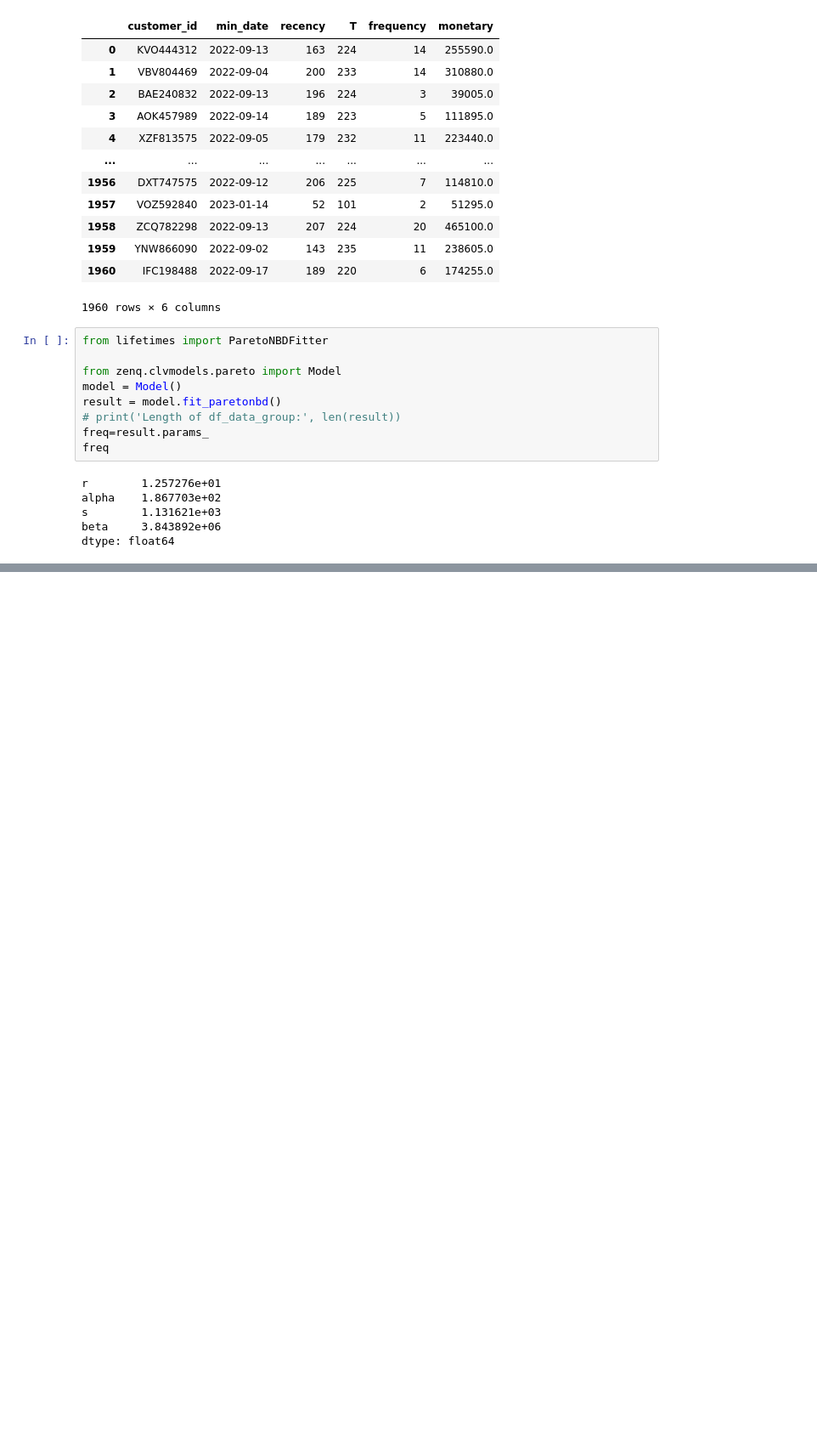
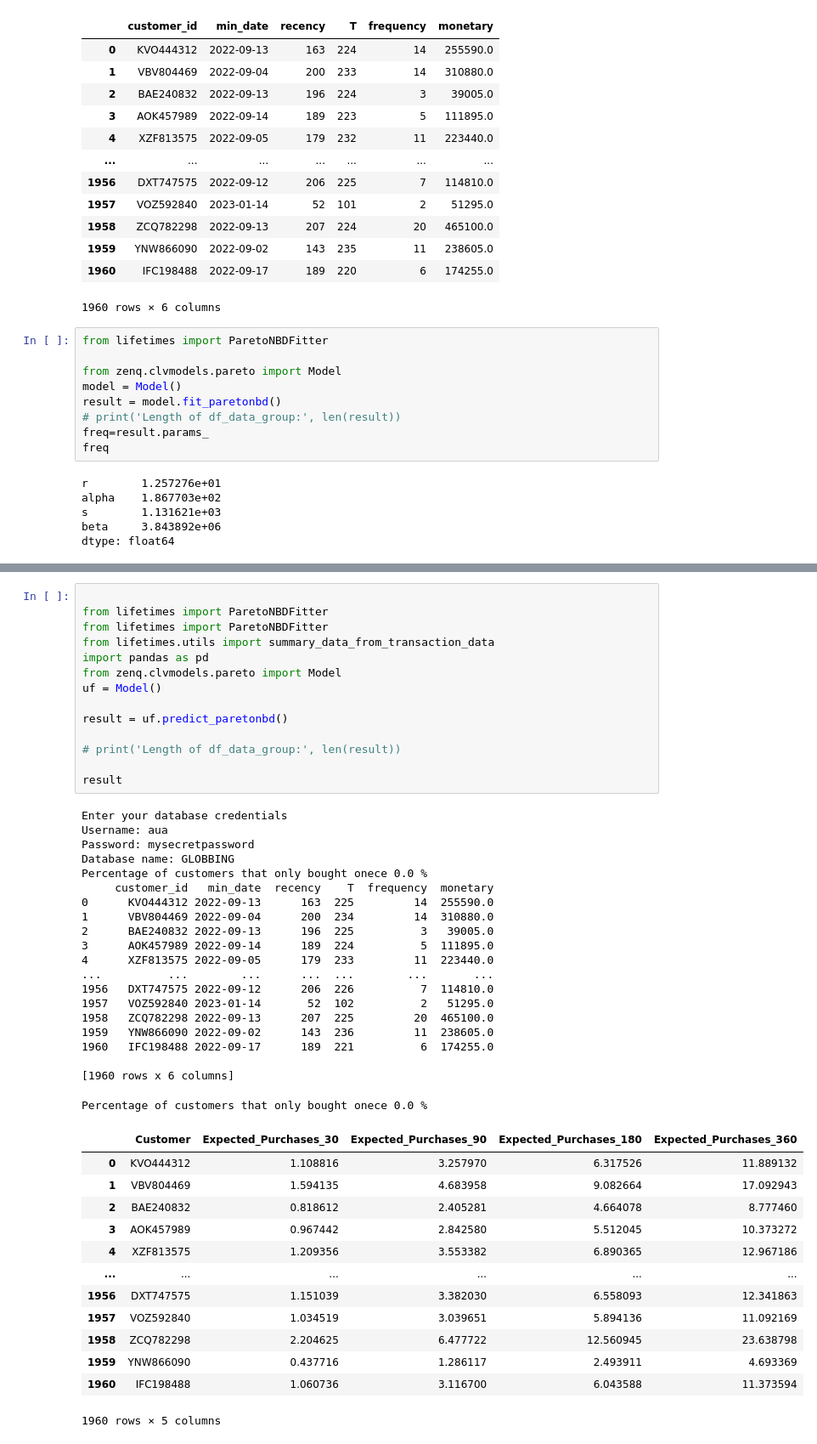
Before and after one commit to nareabg/esim, a Jupyter notebook: test.ipynb, the cells around one changed output, grey strips where cells are left out. Shown at 85% size. Saved outputs shown, nothing was run; the diff lists cells and outputs as text; blank space fills up the shorter version.

```diff
--- a/test.ipynb
+++ b/test.ipynb
@@ -297,0 +393,48 @@ AttributeError: 'Model' object has no attribute 'params'
+# %%
+
+from lifetimes import ParetoNBDFitter
+from lifetimes import ParetoNBDFitter
+from lifetimes.utils import summary_data_from_transaction_data
+import pandas as pd
+from zenq.clvmodels.pareto import Model
+uf = Model()
+
+result = uf.predict_paretonbd()
+
+# print('Length of df_data_group:', len(result))
+
+result
+# %% [output]
+Enter your database credentials
+Username: aua
+Password: mysecretpassword
+Database name: GLOBBING
+Percentage of customers that only bought onece 0.0 %
+     customer_id   min_date  recency    T  frequency  monetary
+0      KVO444312 2022-09-13      163  225         14  255590.0
+1      VBV804469 2022-09-04      200  234         14  310880.0
+2      BAE240832 2022-09-13      196  225          3   39005.0
+3      AOK457989 2022-09-14      189  224          5  111895.0
+4      XZF813575 2022-09-05      179  233         11  223440.0
+...          ...        ...      ...  ...        ...       ...
+1956   DXT747575 2022-09-12      206  226          7  114810.0
+1957   VOZ592840 2023-01-14       52  102          2   51295.0
+1958   ZCQ782298 2022-09-13      207  225         20  465100.0
+1959   YNW866090 2022-09-02      143  236         11  238605.0
+1960   IFC198488 2022-09-17      189  221          6  174255.0
+
+[1960 rows x 6 columns]
+Percentage of customers that only bought onece 0.0 %
+|  | Customer | Expected_Purchases_30 | Expected_Purchases_90 | Expected_Purchases_180 | Expected_Purchases_360 |
+| 0 | KVO444312 | 1.108816 | 3.257970 | 6.317526 | 11.889132 |
+| 1 | VBV804469 | 1.594135 | 4.683958 | 9.082664 | 17.092943 |
+| 2 | BAE240832 | 0.818612 | 2.405281 | 4.664078 | 8.777460 |
+| 3 | AOK457989 | 0.967442 | 2.842580 | 5.512045 | 10.373272 |
+| 4 | XZF813575 | 1.209356 | 3.553382 | 6.890365 | 12.967186 |
+| ... | ... | ... | ... | ... | ... |
+| 1956 | DXT747575 | 1.151039 | 3.382030 | 6.558093 | 12.341863 |
+| 1957 | VOZ592840 | 1.034519 | 3.039651 | 5.894136 | 11.092169 |
+| 1958 | ZCQ782298 | 2.204625 | 6.477722 | 12.560945 | 23.638798 |
+| 1959 | YNW866090 | 0.437716 | 1.286117 | 2.493911 | 4.693369 |
+| 1960 | IFC198488 | 1.060736 | 3.116700 | 6.043588 | 11.373594 |
+1960 rows × 5 columns
```
Also changed, not shown: parts of 5 cells of this notebook, 1 other file.
